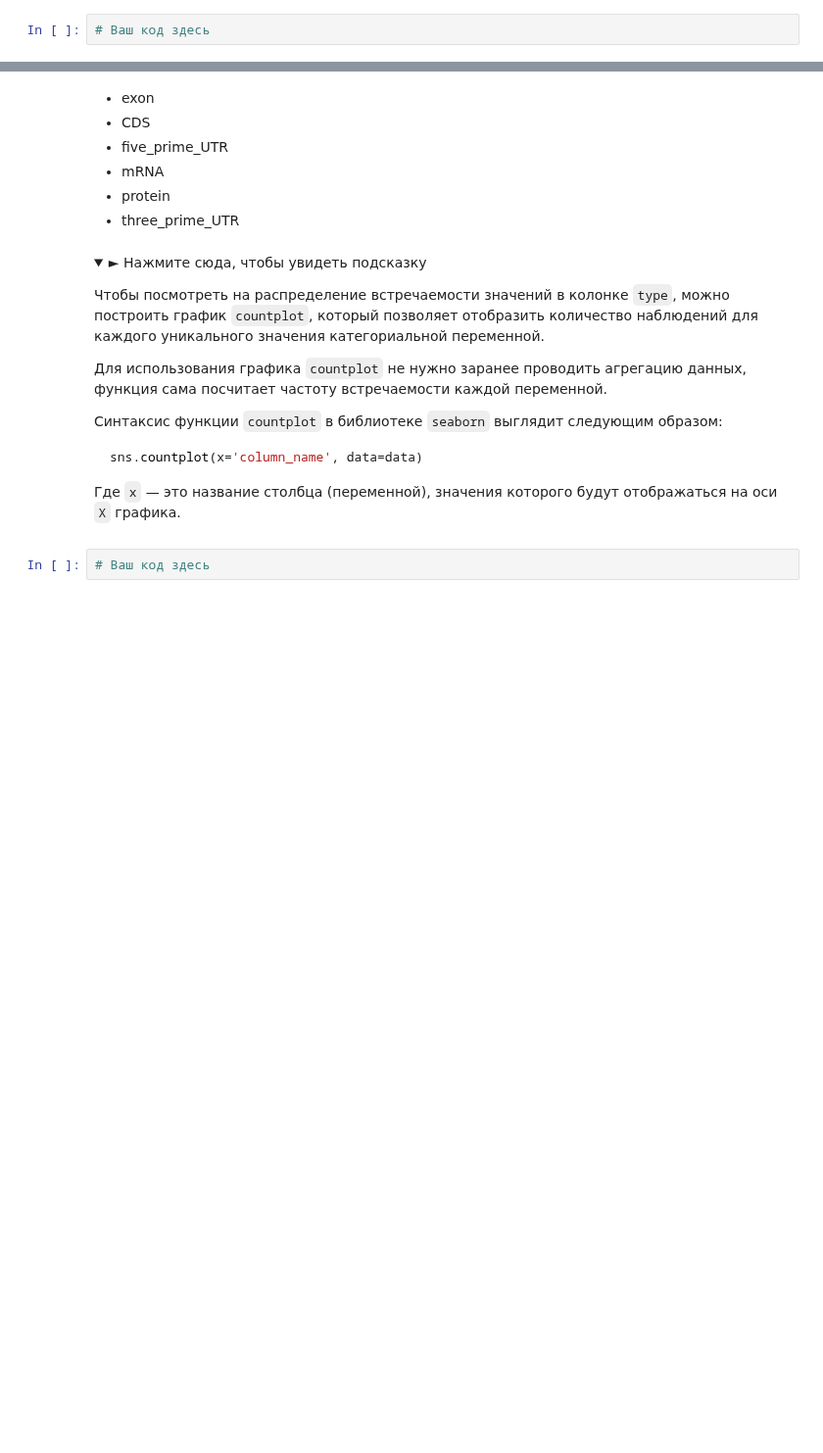
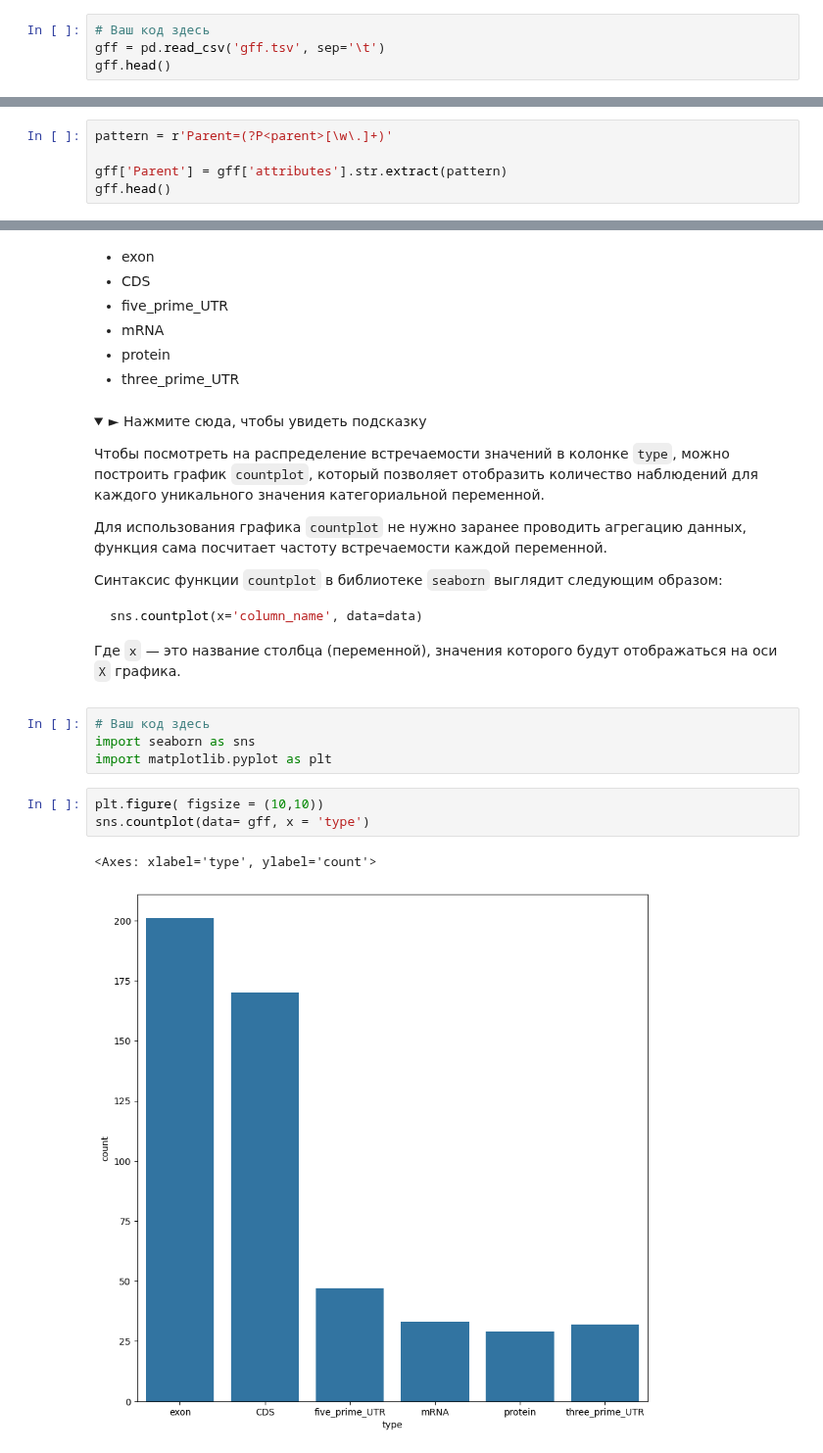
Before and after one commit to bulatibragimov/from-zero-to-data-analyst, a Jupyter notebook: python/untidy_data_cleaning/untidy_data.ipynb, the cells around one changed output, grey strips where cells are left out. Shown at 98% size. Drawn from its saved outputs; the diff is of its cells as text; folded sections open; blank space fills up the shorter version.

```diff
--- a/python/untidy_data_cleaning/untidy_data.ipynb
+++ b/python/untidy_data_cleaning/untidy_data.ipynb
@@ -877,3 +1014,5 @@ df.col1.str.strip('.')
 </details>
 # %%
 # Ваш код здесь
+gff = pd.read_csv('gff.tsv', sep='\t')
+gff.head()
@@ -879,0 +1026,5 @@ df.col1.str.strip('.')
+# %%
+pattern = r'Parent=(?P<parent>[\w\.]+)'
+
+gff['Parent'] = gff['attributes'].str.extract(pattern)
+gff.head()
@@ -910,3 +1076,11 @@ sns.countplot(x='column_name', data=data)
 </details>
 # %%
 # Ваш код здесь
+import seaborn as sns
+import matplotlib.pyplot as plt
+# %%
+plt.figure( figsize = (10,10))
+sns.countplot(data= gff, x = 'type')
+# %% [output]
+<Axes: xlabel='type', ylabel='count'>
+[figure, added]
```
Also changed, not shown: parts of 34 cells of this notebook, 2 other files.
